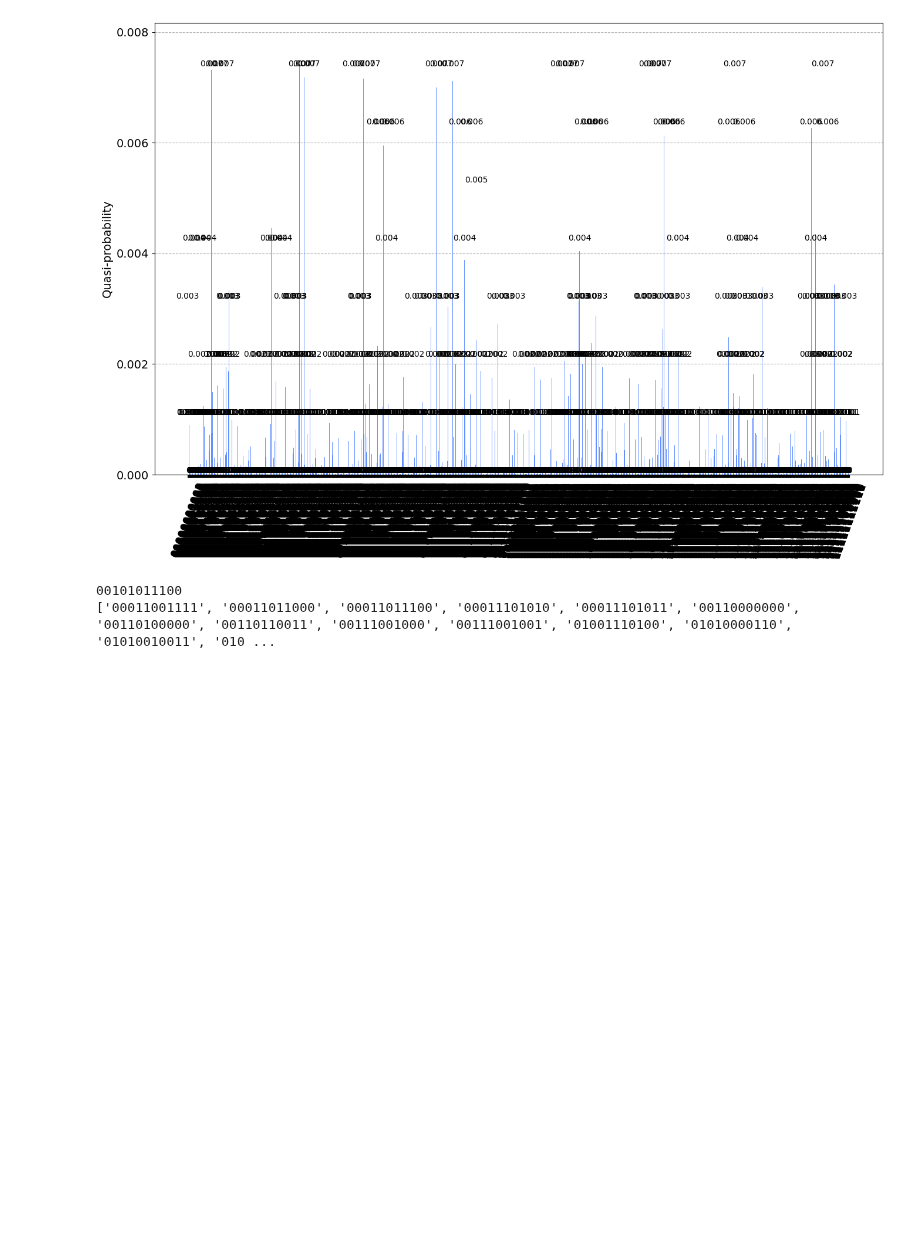
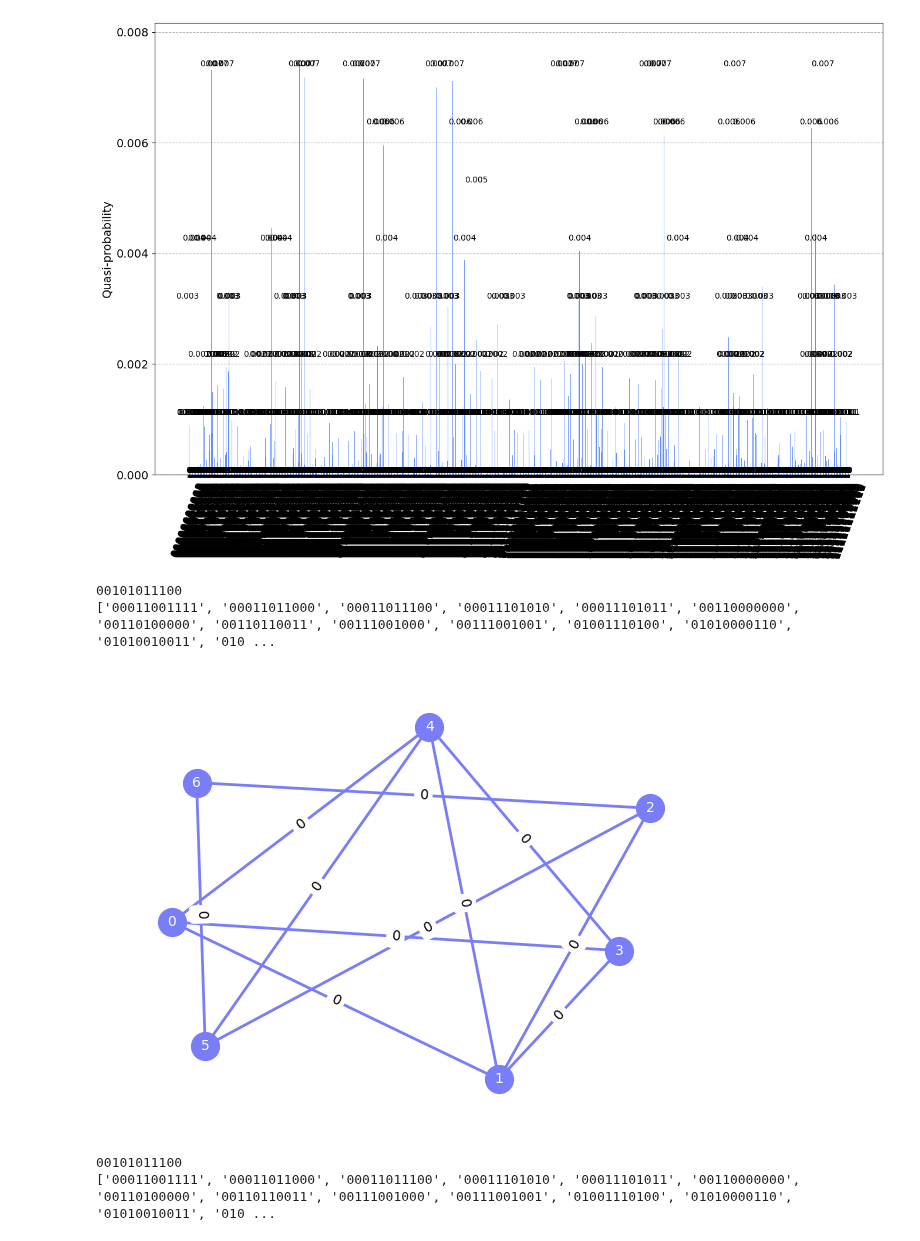
Before and after one commit to harshana20011/quactography, a Jupyter notebook: scripts/first_step_H_auto.ipynb, the cells around one changed output. Drawn from its saved outputs; the diff is of its cells as text; code cells hidden in the pictures; blank space fills up the shorter version.

```diff
--- a/scripts/first_step_H_auto.ipynb
+++ b/scripts/first_step_H_auto.ipynb
@@ -378,36 +380,40 @@ print(sorted(dist.binary_probabilities(), key=dist.binary_probabilities().get))
 00101011100
 ['00011001111', '00011011000', '00011011100', '00011101010', '00011101011', '00110000000', '00110100000', '00110110011', '00111001000', '00111001001', '01001110100', '01010000110', '01010010011', '010 ...
 # %%
-# # Plot graph
+# Plot graph
 
-# G = nx.Graph()
+G = nx.Graph()
 
-# G.add_edge(0, 1, weight=int(mat_adj[0,1]))
-# G.add_edge(0, 3, weight=int(mat_adj[0,3]))
-# G.add_edge(0, 4, weight=int(mat_adj[0,4]))
-# G.add_edge(1, 2, weight=int(mat_adj[1,2]))
-# G.add_edge(1, 3, weight=int(mat_adj[1,3]))
-# G.add_edge(1, 4, weight=int(mat_adj[1,4]))
-# G.add_edge(2, 5, weight=int(mat_adj[2,5]))
-# G.add_edge(2, 6, weight=int(mat_adj[2,6]))
-# G.add_edge(3, 4, weight=int(mat_adj[3,4]))
-# G.add_edge(4, 5, weight=int(mat_adj[4,5]))
-# G.add_edge(5, 6, weight=int(mat_adj[5,6]))
+G.add_edge(0, 1, weight=int(mat_adj[0,1]))
+G.add_edge(0, 3, weight=int(mat_adj[0,3]))
+G.add_edge(0, 4, weight=int(mat_adj[0,4]))
+G.add_edge(1, 2, weight=int(mat_adj[1,2]))
+G.add_edge(1, 3, weight=int(mat_adj[1,3]))
+G.add_edge(1, 4, weight=int(mat_adj[1,4]))
+G.add_edge(2, 5, weight=int(mat_adj[2,5]))
+G.add_edge(2, 6, weight=int(mat_adj[2,6]))
+G.add_edge(3, 4, weight=int(mat_adj[3,4]))
+G.add_edge(4, 5, weight=int(mat_adj[4,5]))
+G.add_edge(5, 6, weight=int(mat_adj[5,6]))
 
-# pos = nx.spring_layout(G)
-# edge_labels = nx.get_edge_attributes(G, "weight")
-# nx.draw_networkx_nodes(G, pos, node_size=400, node_color="#797EF6")
-# nx.draw_networkx_edges(G, pos, width=2, edge_color="#797EF6")
-# nx.draw_networkx_labels(G, pos, font_size=10, font_family="sans-serif", font_color="w")
-# nx.draw_networkx_edge_labels(G, pos,edge_labels)
+pos = nx.spring_layout(G)
+edge_labels = nx.get_edge_attributes(G, "weight")
+nx.draw_networkx_nodes(G, pos, node_size=400, node_color="#797EF6")
+nx.draw_networkx_edges(G, pos, width=2, edge_color="#797EF6")
+nx.draw_networkx_labels(G, pos, font_size=10, font_family="sans-serif", font_color="w")
+nx.draw_networkx_edge_labels(G, pos,edge_labels)
 
 
 
-# ax = plt.gca()
-# ax.margins(0.08)
-# plt.axis("off")
-# plt.tight_layout()
-# plt.show()
-# print(max(dist.binary_probabilities(), key=dist.binary_probabilities().get))
-# print(sorted(dist.binary_probabilities(), key=dist.binary_probabilities().get))
+ax = plt.gca()
+ax.margins(0.08)
+plt.axis("off")
+plt.tight_layout()
+plt.show()
+print(max(dist.binary_probabilities(), key=dist.binary_probabilities().get))
+print(sorted(dist.binary_probabilities(), key=dist.binary_probabilities().get))
+# %% [output]
+[figure, added]
+00101011100
+['00011001111', '00011011000', '00011011100', '00011101010', '00011101011', '00110000000', '00110100000', '00110110011', '00111001000', '00111001001', '01001110100', '01010000110', '01010010011', '010 ...
 # %%
```
Also changed, not shown: parts of 3 cells of this notebook, 1 other file.
